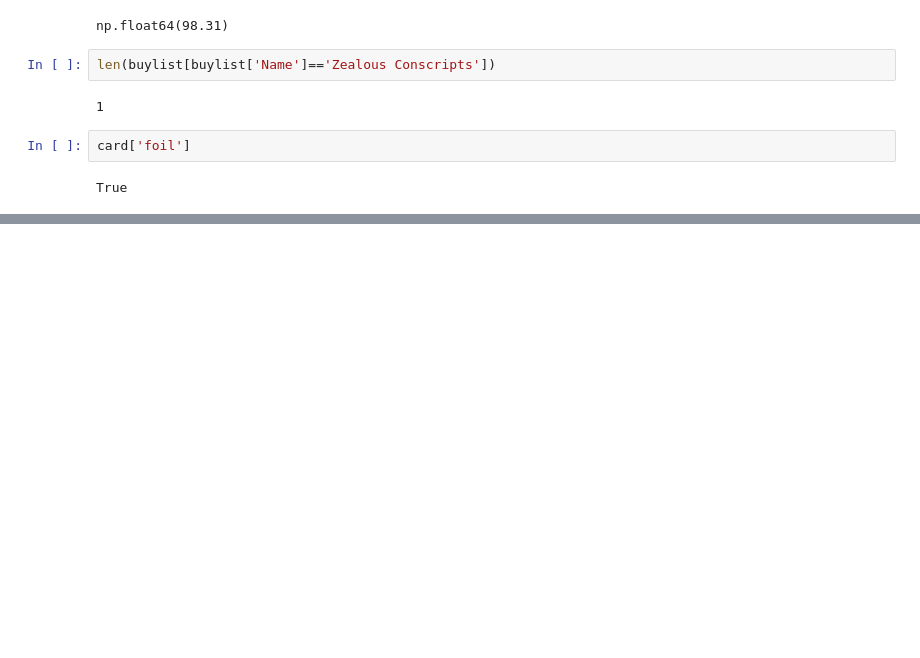
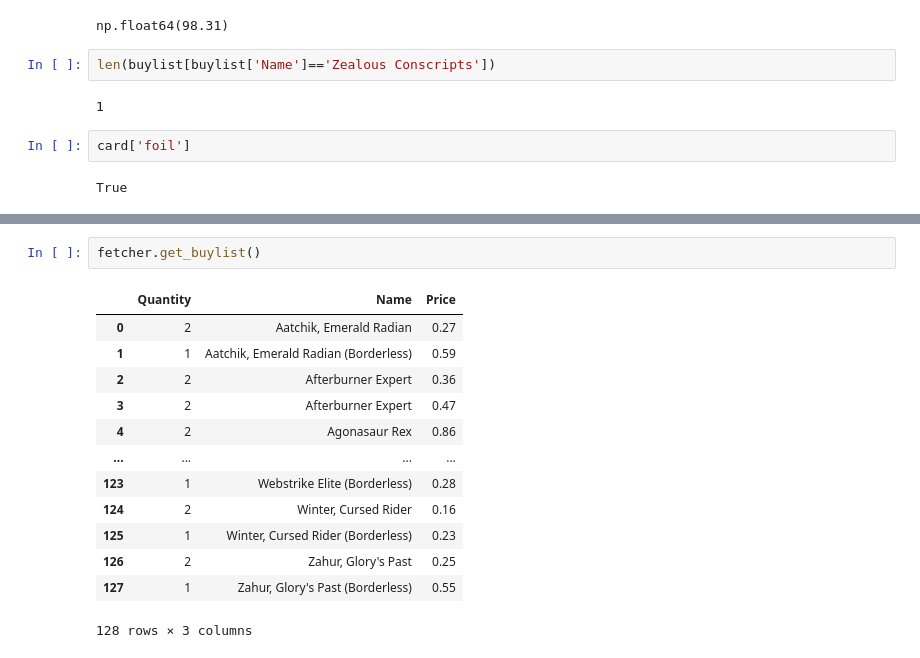
Before and after one commit to jtdbod/scryfall-tools, a Jupyter notebook: notebook.ipynb, the cells around one changed output, grey strips where cells are left out. Drawn from its saved outputs; the diff is of its cells as text; blank space fills up the shorter version.

```diff
--- a/notebook.ipynb
+++ b/notebook.ipynb
@@ -100,0 +311,16 @@ True
+# %%
+fetcher.get_buylist()
+# %% [output]
+|  | Quantity | Name | Price |
+| 0 | 2 | Aatchik, Emerald Radian | 0.27 |
+| 1 | 1 | Aatchik, Emerald Radian (Borderless) | 0.59 |
+| 2 | 2 | Afterburner Expert | 0.36 |
+| 3 | 2 | Afterburner Expert | 0.47 |
+| 4 | 2 | Agonasaur Rex | 0.86 |
+| ... | ... | ... | ... |
+| 123 | 1 | Webstrike Elite (Borderless) | 0.28 |
+| 124 | 2 | Winter, Cursed Rider | 0.16 |
+| 125 | 1 | Winter, Cursed Rider (Borderless) | 0.23 |
+| 126 | 2 | Zahur, Glory's Past | 0.25 |
+| 127 | 1 | Zahur, Glory's Past (Borderless) | 0.55 |
+128 rows × 3 columns
```
Also changed, not shown: parts of 7 cells of this notebook.
